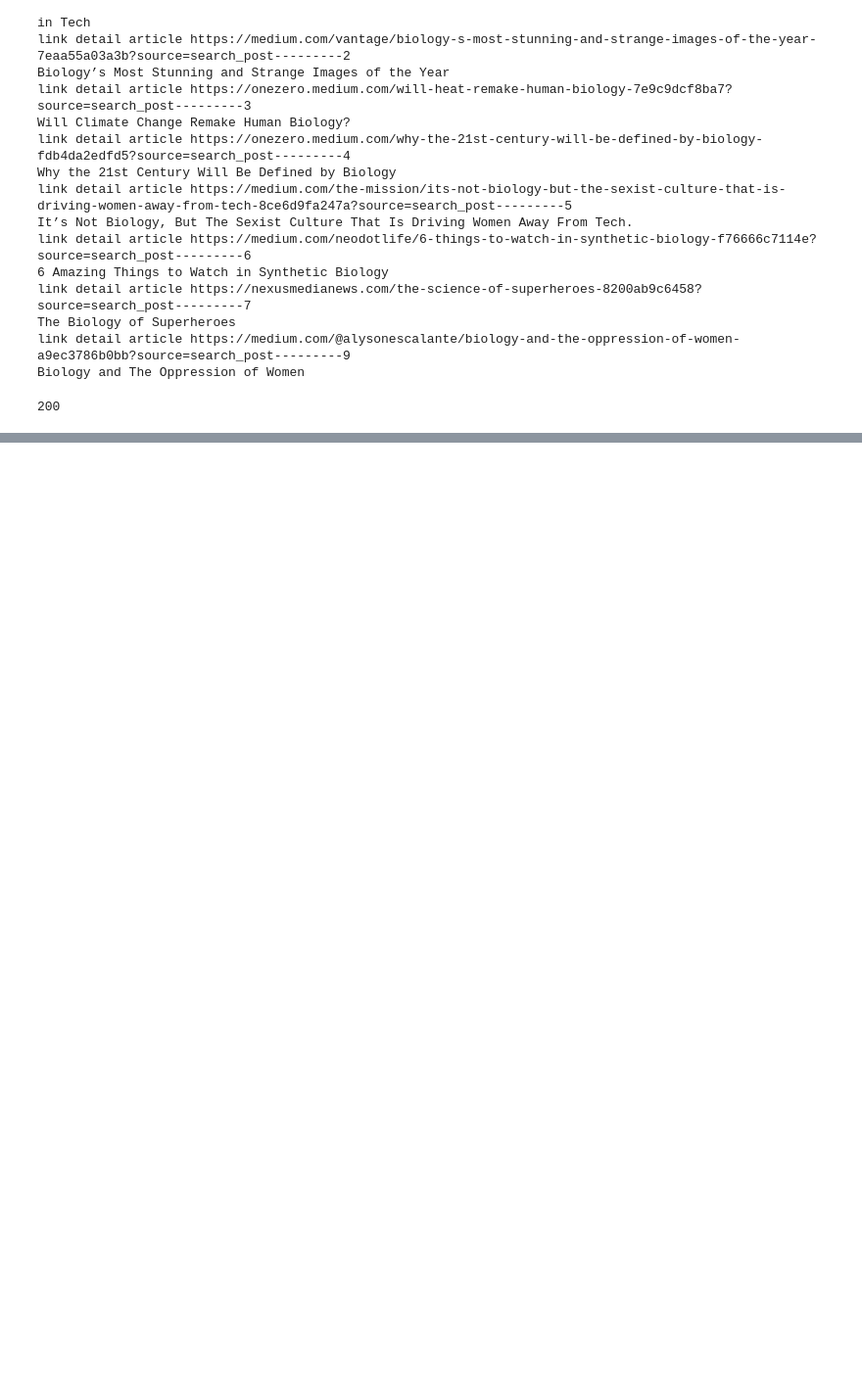
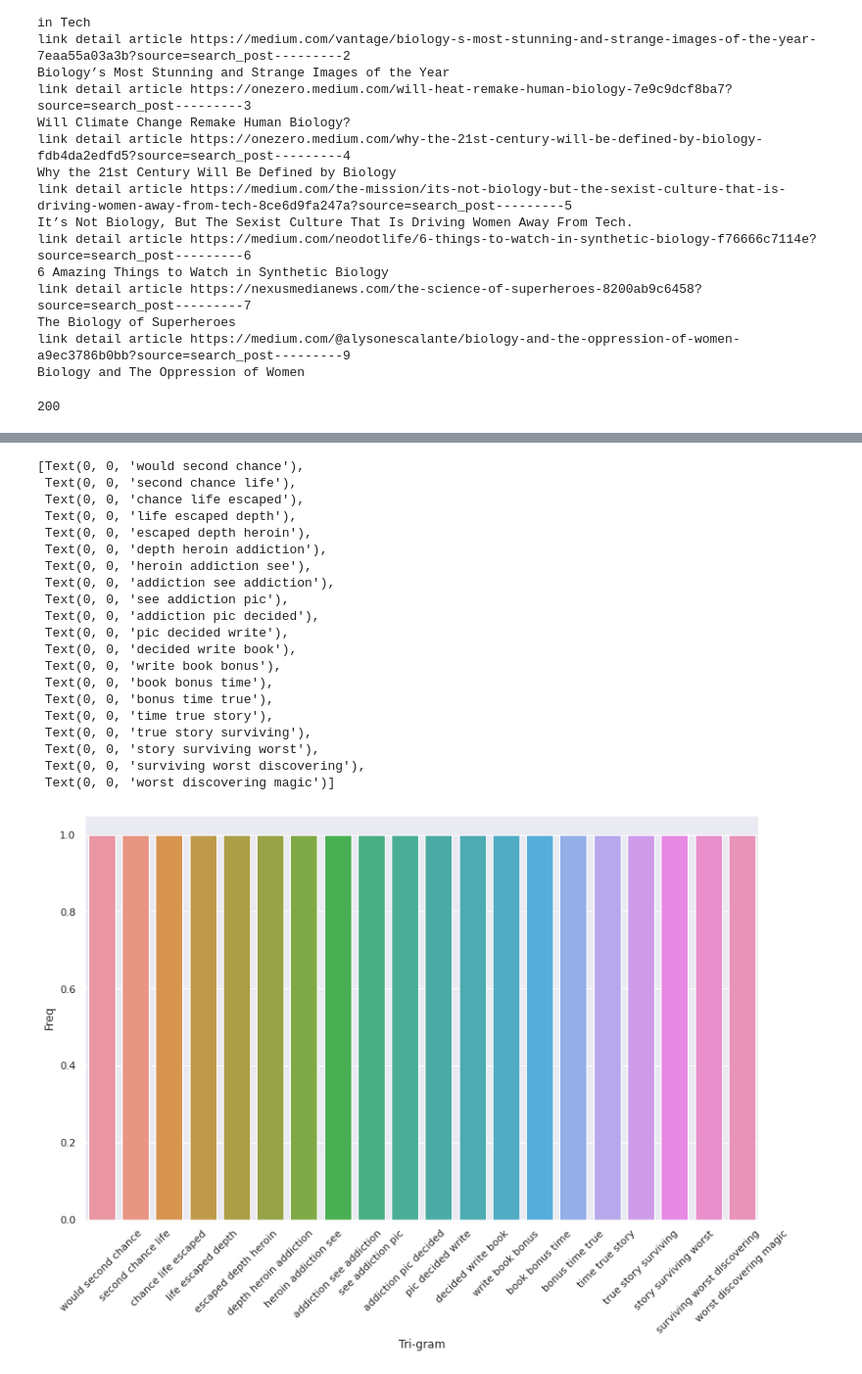
Before and after one commit to victorycq/Keyword_Extraction-GoogleColab, a Jupyter notebook: keyword_extraction.ipynb, the cells around one changed output, grey strips where cells are left out. Shown at 98% size. Drawn from its saved outputs; the diff is of its cells as text; code cells hidden in the pictures; blank space fills up the shorter version.

```diff
--- a/keyword_extraction.ipynb
+++ b/keyword_extraction.ipynb
@@ -85,0 +287,22 @@ What would you do if you had a second chance at life?Having escaped from the dep
+# %%
+#Most frequently occuring Tri-grams
+def get_top_n3_words(corpus, n=None):
+    vec1 = CountVectorizer(ngram_range=(3,3),
+           max_features=2000).fit(corpus)
+    bag_of_words = vec1.transform(corpus)
+    sum_words = bag_of_words.sum(axis=0)
+    words_freq = [(word, sum_words[0, idx]) for word, idx in
+                  vec1.vocabulary_.items()]
+    words_freq =sorted(words_freq, key = lambda x: x[1],
+                reverse=True)
+    return words_freq[:n]
+top3_words = get_top_n3_words(corpus, n=20)
+top3_df = pd.DataFrame(top3_words)
+top3_df.columns=["Tri-gram", "Freq"]
+print(top3_df)
+#Barplot of most freq Tri-grams
+import seaborn as sns
+sns.set(rc={'figure.figsize':(13,8)})
+j=sns.barplot(x="Tri-gram", y="Freq", data=top3_df)
+j.set_xticklabels(j.get_xticklabels(), rotation=45)
+# %% [output]
@@ -85,0 +326,21 @@ What would you do if you had a second chance at life?Having escaped from the dep
+[Text(0, 0, 'would second chance'),
+ Text(0, 0, 'second chance life'),
+ Text(0, 0, 'chance life escaped'),
+ Text(0, 0, 'life escaped depth'),
+ Text(0, 0, 'escaped depth heroin'),
+ Text(0, 0, 'depth heroin addiction'),
+ Text(0, 0, 'heroin addiction see'),
+ Text(0, 0, 'addiction see addiction'),
+ Text(0, 0, 'see addiction pic'),
+ Text(0, 0, 'addiction pic decided'),
+ Text(0, 0, 'pic decided write'),
+ Text(0, 0, 'decided write book'),
+ Text(0, 0, 'write book bonus'),
+ Text(0, 0, 'book bonus time'),
+ Text(0, 0, 'bonus time true'),
+ Text(0, 0, 'time true story'),
+ Text(0, 0, 'true story surviving'),
+ Text(0, 0, 'story surviving worst'),
+ Text(0, 0, 'surviving worst discovering'),
+ Text(0, 0, 'worst discovering magic')]
+[figure, added]
```
Also changed, not shown: parts of 15 cells of this notebook.
